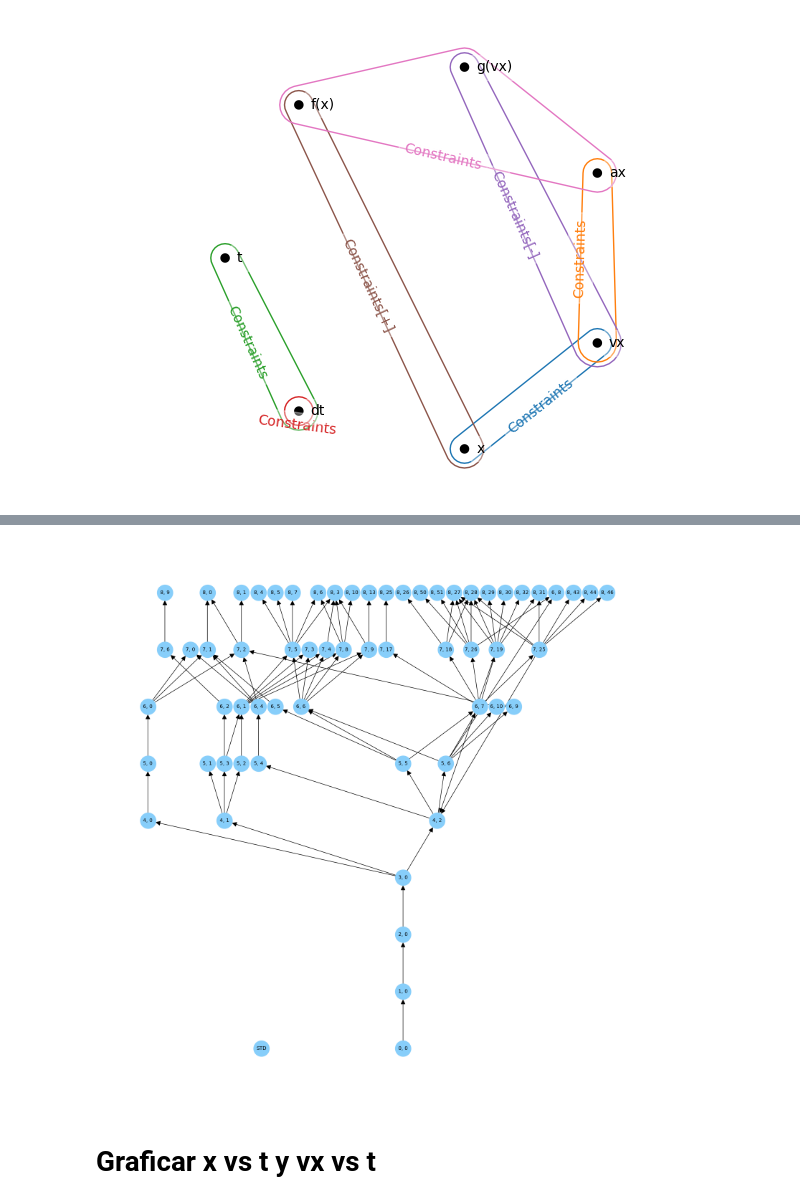
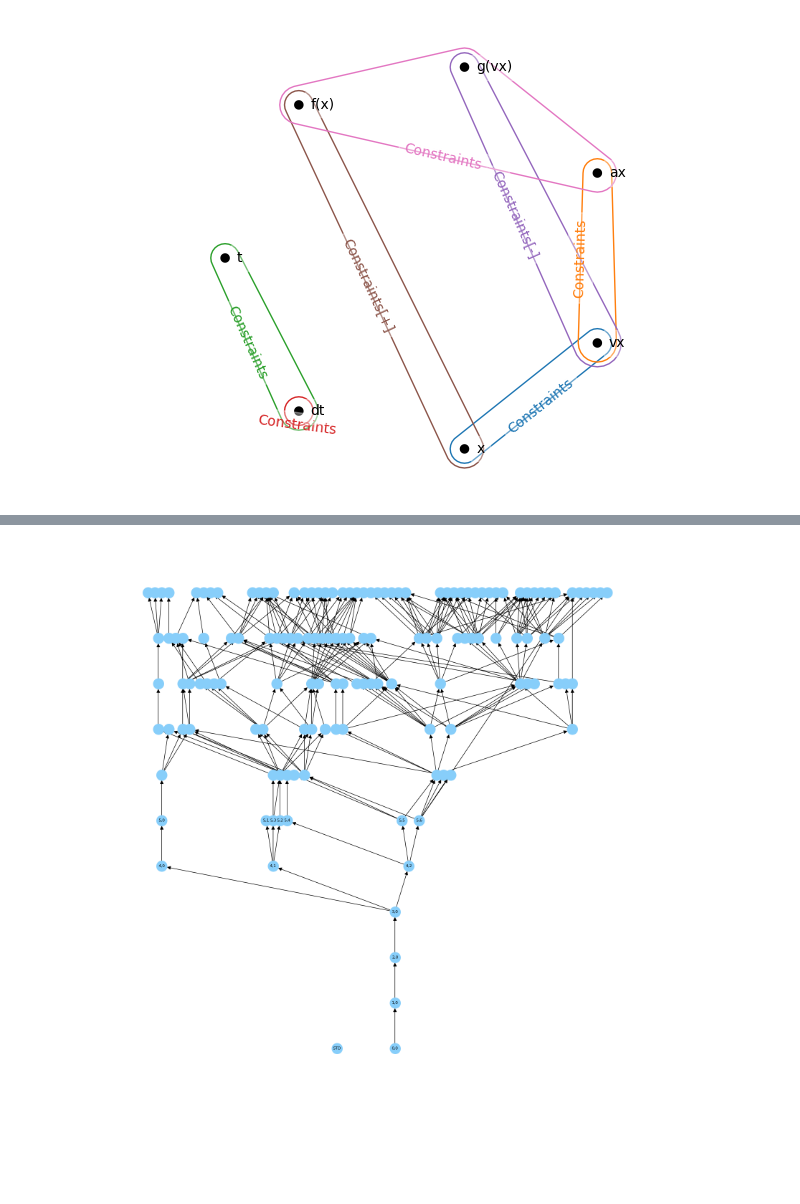
Before and after one commit to artcidp/QualitativeSimulation, a Jupyter notebook: 03-Oscilador_Armónico_Amortiguado.ipynb, the cells around one changed output, grey strips where cells are left out. Cells and saved outputs as stored; diff of their text form; code cells hidden in the pictures; blank space fills up the shorter version.

Commit message:
Update some examples with initial landrmark insertion
Update code, graphs and tree outputs for the harmonic oscillator after enabling landmark insertions when completing the initial state.

```diff
--- a/03-Oscilador_Armónico_Amortiguado.ipynb
+++ b/03-Oscilador_Armónico_Amortiguado.ipynb
@@ -271,0 +312,4 @@ all_behaviors=[stationary_behavior]+normal_behaviors
+# %%
+all_x_landmarks=x_var_behavior+[inf] #all t behaviors can be mapped to these landmarks
+
+all_x_landmarks,all_y_landmarks
@@ -271,0 +414,15 @@ all_behaviors=[stationary_behavior]+normal_behaviors
+# %%
+def get_qmag_index_from_landmarks(qmag,landmarks_list):
+
+    if isinstance(qmag,landmark_value):
+        index=landmarks_list.index(qmag)
+    else:
+        index_1=landmarks_list.index(qmag[0])
+        index_2=landmarks_list.index(qmag[1])
+        if (index_2-index_1)==1:
+            index=(index_1+index_2)/2
+        elif (index_2-index_1)==2:
+            index=0.5*(index_1+index_2)/2
+        else:
+            raise ValueError(f"{qmag} indeces don't make sense: {index_1,index_2} in {landmarks_list}")
+    return index
@@ -276,7 +580,7 @@ import pandas as pd
 from grandalf.graphs import Vertex,Edge,Graph,graph_core
 from grandalf.layouts import SugiyamaLayout
 
-
+time_var="t"
 G = nx.DiGraph()
 
 class HashableDict(dict):
@@ -285,27 +589,35 @@ class HashableDict(dict):
 
 data=[]
 behavior_edges=[]
+edge_colors={}
+
 for i,behavior in enumerate(all_behaviors):
     for j,s in enumerate(behavior):
-        state=HashableDict({key: s.name["State"].get(key,qv_none_both) for key in V})
+        state=HashableDict({key: s.name["State"].get(key,qv_none_both) for key in V}) #set(V)-{time_var}
         q=s.name["Q"]
         loc=s.name["loc"]
         cycle_loc=s.name["cycle_loc"]
         data.append([i,state,q,loc,cycle_loc])
 
         if j>0:
-            behavior_edges.append([data[-2][1],state])
+            state1=data[-2][1]
+            state2=state
+            behavior_edges.append([state1,state2])
+            edge_colors[(state1,state2)]="black"
 
 data_df=pd.DataFrame(data,columns=["Behavior_No","State","Q","loc","cycle_loc"])
 
 
 behavior_nodes=data_df.drop_duplicates(subset=["State"])["State"].to_list()
 #add cycle edges
-for index, row in data_df.dropna(subset=["cycle_loc"])[["loc","cycle_loc"]].drop_duplicates().iterrows():
-    loc1,loc2=row["loc"],row["cycle_loc"]
-    state1=data_df[data_df["loc"]==loc1]["State"].iloc[-1]
-    state2=data_df[data_df["loc"]==loc2]["State"].iloc[-1]
-    behavior_edges.append([state1,state2])
+# for index, row in data_df.dropna(subset=["cycle_loc"])[["loc","cycle_loc"]].drop_duplicates().iterrows():
+#     loc1,loc2=row["loc"],row["cycle_loc"]
+#     # print(loc1,loc2)
+#     # print(data_df[data_df["loc"]==loc1]["loc"])
+#     state1=data_df[data_df["loc"]==loc1]["State"].iloc[-1]
+#     state2=data_df[data_df["loc"]==loc2]["State"].iloc[-1]
+#     behavior_edges.append([state1,state2])
+#     edge_colors[(state1,state2)]="black"
 
 G.add_nodes_from(behavior_nodes)
 G.add_edges_from(behavior_edges)
@@ -327,38 +639,39 @@ G_grandalf = Graph(gr_vertices, gr_edges)
 
 class defaultview(object):
     w,h = 10,10
 for v in gr_vertices:
     v.view = defaultview()
 
-sug = SugiyamaLayout(G_grandalf.C[1])
+sug = SugiyamaLayout(G_grandalf.C[-1])
 sug.init_all()#(roots=[gr_vertices[1]],inverted_edges=[gr_vertices[4].e_to(gr_vertices[0])])
 sug.draw()
 
 pos={}
-for v in G_grandalf.C[1].sV:
+for v in G_grandalf.C[-1].sV:
     #print("%s: (%d,%d)"%(v.data,v.view.xy[0],v.view.xy[1]))
     pos[v.data]=np.array([v.view.xy[0],v.view.xy[1]])
 
 
 
 labels = {}
 for i,node in enumerate(G.nodes()):
-    labels[node] = data_df[data_df["State"]==node]["loc"].apply(lambda x: str(x).replace("(","").replace(")","")).iloc[0]
+    raw_label=data_df[data_df["State"]==node]["loc"].iloc[0]
+    if raw_label[0]<6:
+        labels[node] = str(raw_label).replace("(","").replace(")","").replace(" ","")
+
 
 #change info for stationary behavior
 stationary_state=HashableDict(stationary_behavior[0].name["State"])
 pos[stationary_state]=np.array([-250,5])
 labels[stationary_state]="STD"
 
 plt.figure(figsize=(20,20))
 ax=plt.subplot()
 
 # # Draw the graph in the first subplot
-nx.draw_networkx(G, with_labels=True,arrows=True,pos=pos,node_size=1000,arrowsize=20,node_color="lightskyblue",labels=labels,font_size=10,ax=ax) #labels
+nx.draw_networkx(G, with_labels=True,arrows=True,pos=pos,node_size=450,arrowsize=15,edge_color=edge_colors.values(),node_color="lightskyblue",labels=labels,font_size=8,ax=ax) #labels
 plt.box(False)
-#plt.savefig('Document Figures/4osc_amortiguado_envisionment.png',bbox_inches='tight', pad_inches=0.075)
+plt.savefig('../Document Figures/4osc_amortiguado_envisionment2.png',bbox_inches='tight', pad_inches=0.075)
 plt.show()
 # %% [output]
-[figure, old version]
+[figure, new version]
-# %% [markdown]
-# Graficar x vs t y vx vs t
```
Also changed, not shown: parts of 28 cells of this notebook, 10 other files.
